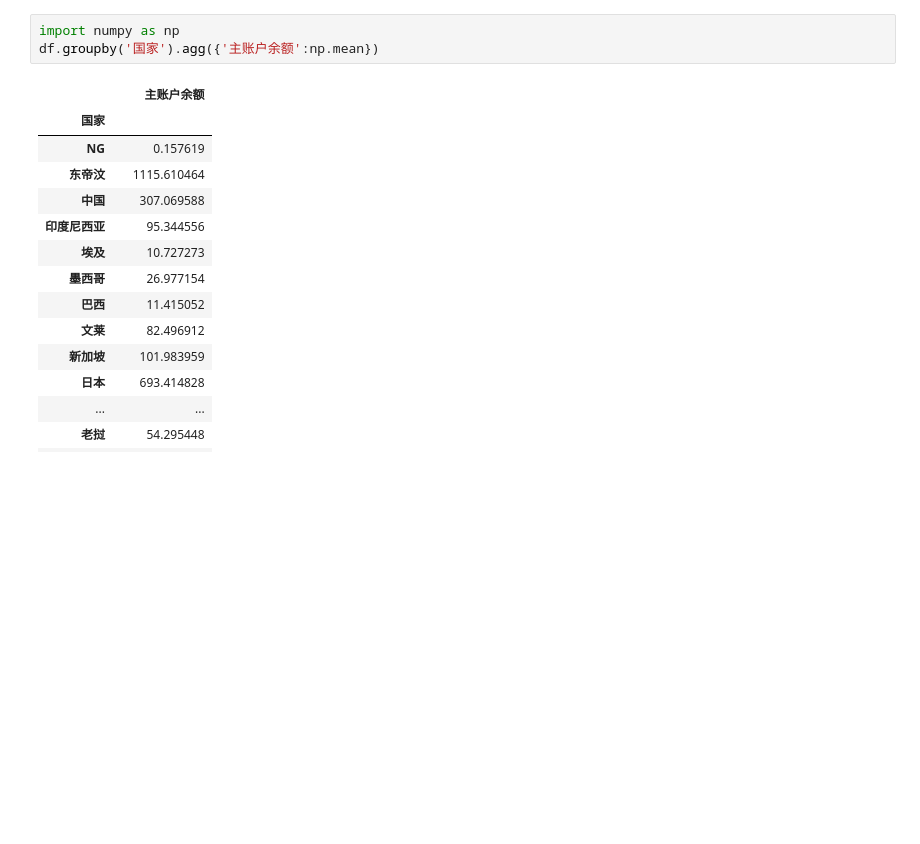
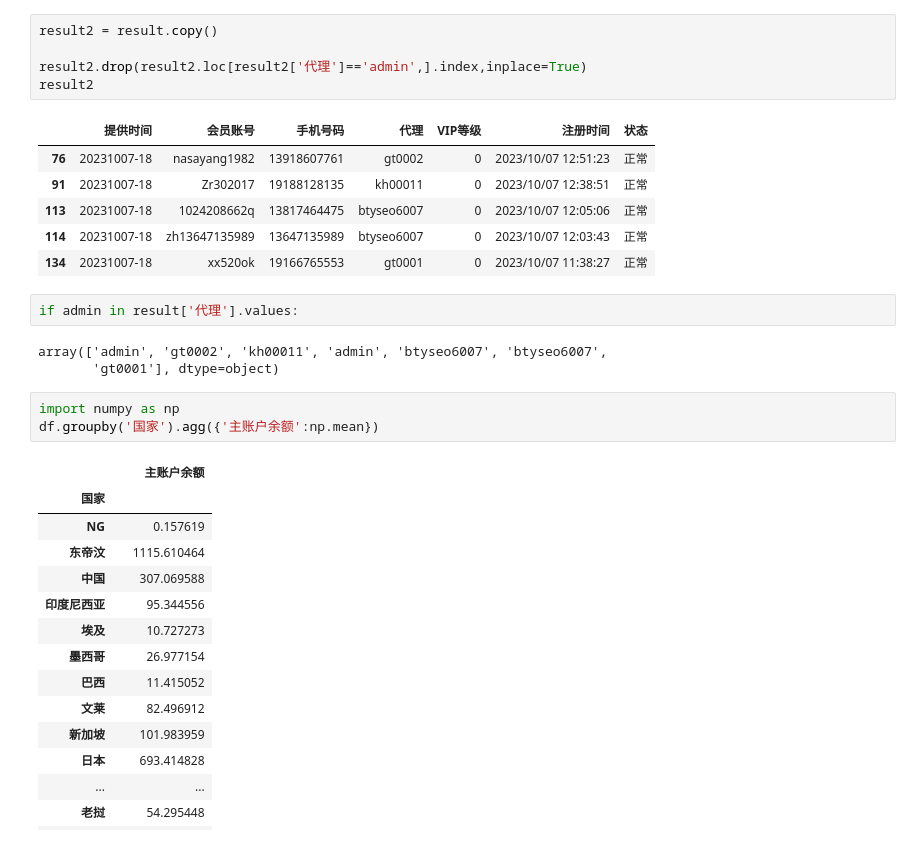
Before and after one commit to Marquis0065/project202308285, a Jupyter notebook: Bsport/TEST_/test1006.ipynb, the cells around one changed output. Saved outputs shown, nothing was run; the diff lists cells and outputs as text; blank space fills up the shorter version.

```diff
--- a/Bsport/TEST_/test1006.ipynb
+++ b/Bsport/TEST_/test1006.ipynb
@@ -1,3 +291,20 @@
+# %%
+result2 = result.copy()
+
+result2.drop(result2.loc[result2['代理']=='admin',].index,inplace=True)
+result2
+# %% [output]
+|  | 提供时间 | 会员账号 | 手机号码 | 代理 | VIP等级 | 注册时间 | 状态 |
+| 76 | 20231007-18 | nasayang1982 | 13918607761 | gt0002 | 0 | 2023/10/07 12:51:23 | 正常 |
+| 91 | 20231007-18 | Zr302017 | 19188128135 | kh00011 | 0 | 2023/10/07 12:38:51 | 正常 |
+| 113 | 20231007-18 | 1024208662q | 13817464475 | btyseo6007 | 0 | 2023/10/07 12:05:06 | 正常 |
+| 114 | 20231007-18 | zh13647135989 | 13647135989 | btyseo6007 | 0 | 2023/10/07 12:03:43 | 正常 |
+| 134 | 20231007-18 | xx520ok | 19166765553 | gt0001 | 0 | 2023/10/07 11:38:27 | 正常 |
+# %%
+if admin in result['代理'].values:
+# %% [output]
+array(['admin', 'gt0002', 'kh00011', 'admin', 'btyseo6007', 'btyseo6007',
+       'gt0001'], dtype=object)
 # %%
 import numpy as np
 df.groupby('国家').agg({'主账户余额':np.mean})
```
Also changed, not shown: parts of 2 cells of this notebook, 15 other files.
